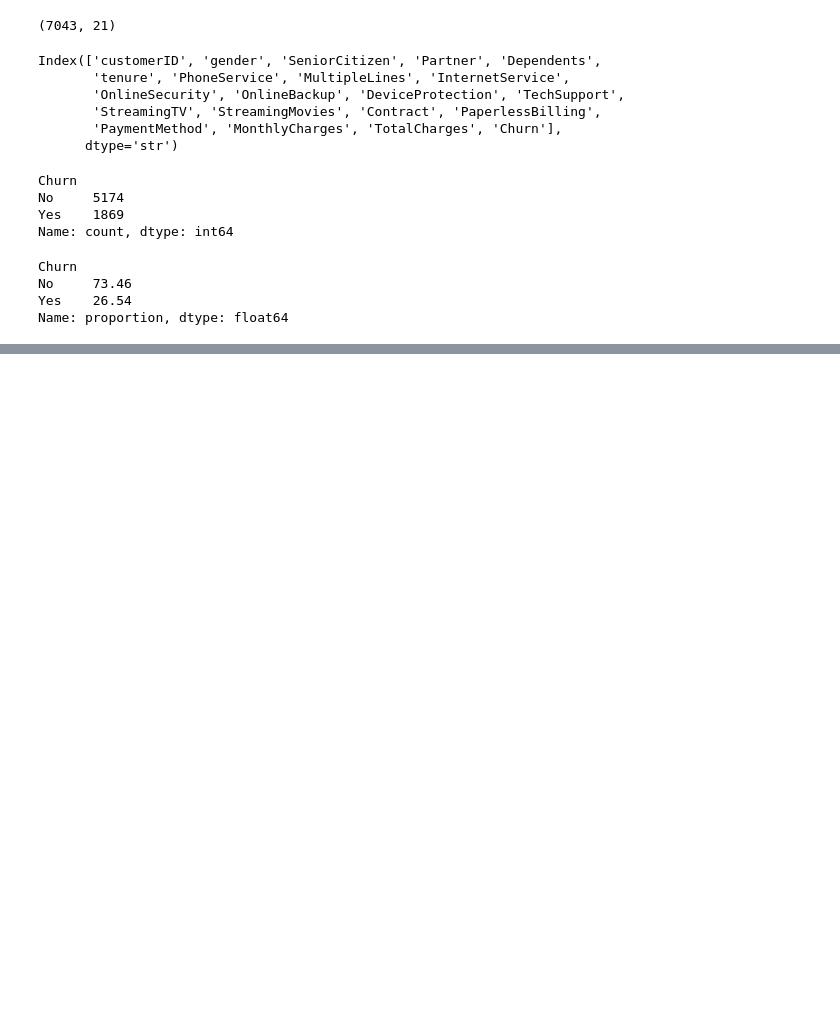
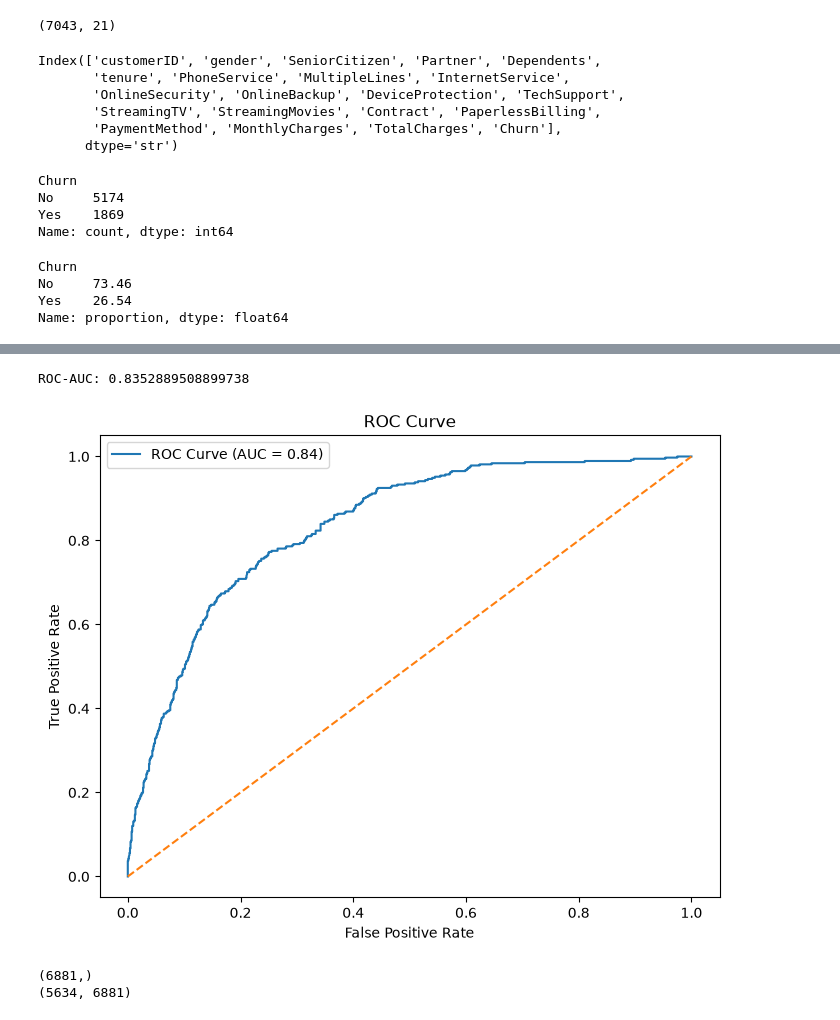
Before and after one commit to spy421/customer-churn-prediction, a Jupyter notebook: customer_churn.ipynb, the cells around one changed output, grey strips where cells are left out. Saved outputs shown, nothing was run; the diff lists cells and outputs as text; code cells hidden in the pictures; blank space fills up the shorter version.

Commit message:
Update complete churn prediction notebook

```diff
--- a/customer_churn.ipynb
+++ b/customer_churn.ipynb
@@ -46,0 +336,2 @@ Name: tenure, dtype: float64
+# %%
+model.fit(X_train_processed, y_train)
@@ -46,0 +386,14 @@ Name: tenure, dtype: float64
+# %%
+encoder = OneHotEncoder(handle_unknown='ignore')
+
+X_train_encoded = encoder.fit_transform(X_train)
+X_test_encoded = encoder.transform(X_test)
+# %%
+model_balanced = LogisticRegression(
+    max_iter=1000,
+    class_weight='balanced'
+)
+
+model_balanced.fit(X_train_encoded, y_train)
+
+y_pred_balanced = model_balanced.predict(X_test_encoded)
@@ -46,0 +411,7 @@ Name: tenure, dtype: float64
+# %%
+import numpy as np
+y_proba = model_balanced.predict_proba(X_test_encoded)[:, 1]
+
+y_pred_03 = np.where(y_proba >= 0.3, 'Yes', 'No')
+
+print(classification_report(y_test, y_pred_03))
@@ -46,0 +427,33 @@ Name: tenure, dtype: float64
+# %%
+from sklearn.metrics import roc_auc_score
+
+auc = roc_auc_score(y_test, y_proba)
+
+print('ROC-AUC:', auc)
+# %% [output]
+ROC-AUC: 0.8352889508899738
+# %%
+from sklearn.metrics import roc_curve
+import matplotlib.pyplot as plt
+
+fpr, tpr, thresholds = roc_curve(y_test, y_proba, pos_label='Yes')
+
+plt.figure(figsize=(8, 6))
+plt.plot(fpr, tpr, label=f'ROC Curve (AUC = {auc:.2f})')
+plt.plot([0, 1], [0, 1], linestyle='--')
+
+plt.xlabel('False Positive Rate')
+plt.ylabel('True Positive Rate')
+plt.title('ROC Curve')
+plt.legend()
+plt.show()
+# %% [output]
+[figure, added]
+# %%
+coefficients = model_balanced.coef_[0]
+
+print(coefficients.shape)
+print(X_train_encoded.shape)
+# %% [output]
+(6881,)
+(5634, 6881)
```
Also changed, not shown: parts of 54 cells of this notebook.
